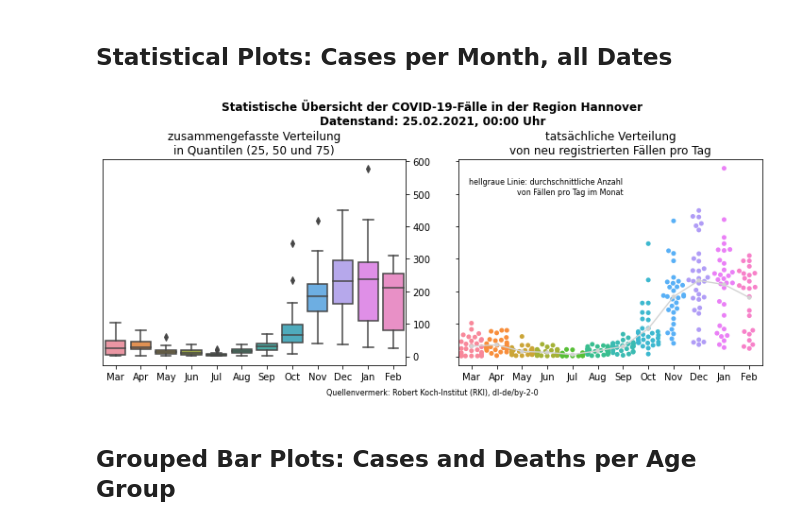
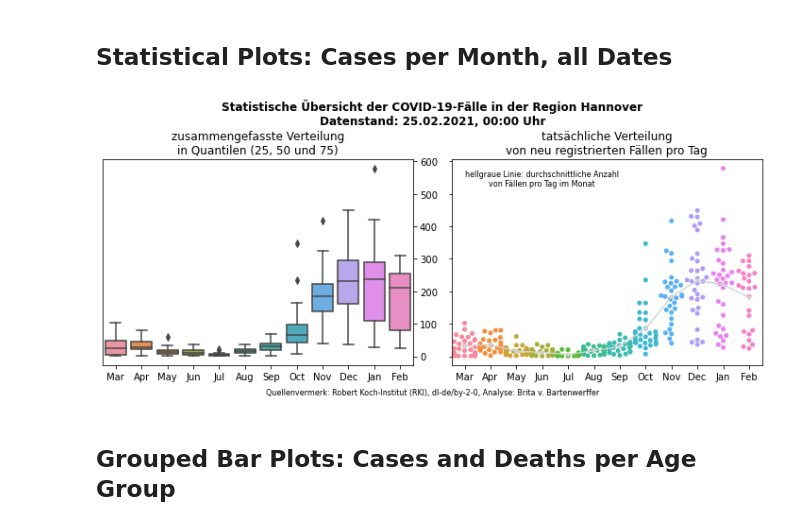
Before and after one commit to britavb/Covid19_Region_Hannover, a Jupyter notebook: RKI_COVID19.ipynb, the cells around one changed output. Cells and saved outputs as stored; diff of their text form; code cells hidden in the pictures.

```diff
--- a/RKI_COVID19.ipynb
+++ b/RKI_COVID19.ipynb
@@ -253,23 +255,26 @@ plt.show()
 # %%
 fig, (ax3, ax4) = plt.subplots(1, 2, sharey=True, figsize=(10,4))
 plt.subplots_adjust(wspace=0.1, hspace=0.1)
 fig.suptitle('Statistische Übersicht der COVID-19-Fälle in der Region Hannover\nDatenstand: ' + strDatenstand, weight='bold', y=1.075)
 sns.boxplot(x='Monat', y='AnzahlFall', data=piv_reg_han, ax=ax3)
 sns.swarmplot(x='Monat', y='AnzahlFall', data=piv_reg_han, ax=ax4, zorder=1)
-sns.pointplot(x='Monat', y='AnzahlFall', data=piv_reg_han, ci=None, color='lightgrey', scale=0.5)
+sns.pointplot(x='Monat', y='AnzahlFall', data=piv_reg_han, ci=None, color='lightgrey',
+              scale=0.5)
 ax3.set_title('zusammengefasste Verteilung\nin Quantilen (25, 50 und 75)')
 ax3.yaxis.tick_right()
 ax3.set_xlabel('')
 ax3.set_ylabel('')
 ax4.set_title('tatsächliche Verteilung\nvon neu registrierten Fällen pro Tag')
 ax4.set_xlabel('')
 ax4.set_ylabel('')
-ax4.text(6, 500, 'hellgraue Linie: durchschnittliche Anzahl\nvon Fällen pro Tag im Monat', ha='right', fontsize=8)
-fig.text(0.5,-0.01, 'Quellenvermerk: Robert Koch-Institut (RKI), dl-de/by-2-0', fontsize=8, ha='center')
+ax4.text(3, 525, 'hellgraue Linie: durchschnittliche Anzahl\nvon Fällen pro Tag im Monat',
+         ha='center', fontsize=8)
+fig.text(0.5,-0.01, 'Quellenvermerk: Robert Koch-Institut (RKI), dl-de/by-2-0, ' \
+         'Analyse: Brita v. Bartenwerffer', fontsize=8, ha='center')
 plt.tight_layout()
 plt.savefig('RKI_COVID19_stats.png', dpi=100, bbox_inches='tight')
 # %% [output]
-[figure, old version]
+[figure, new version]
 # %% [markdown]
 ## Grouped Bar Plots: Cases and Deaths per Age Group
 # %%
```
Also changed, not shown: parts of 3 cells of this notebook, 3 other files.
